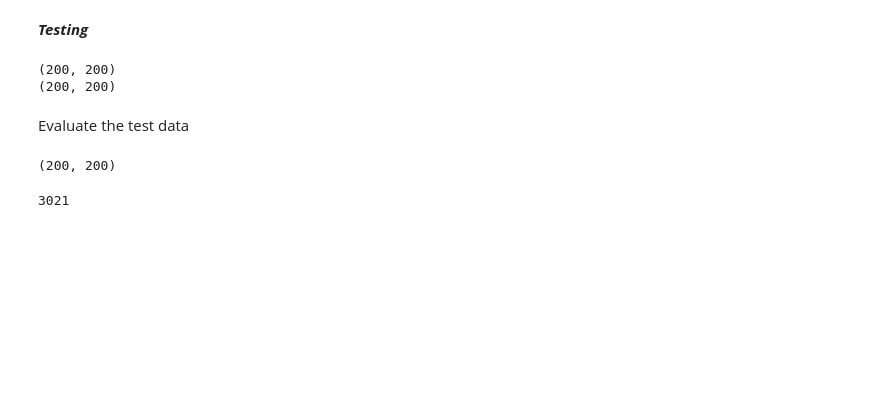
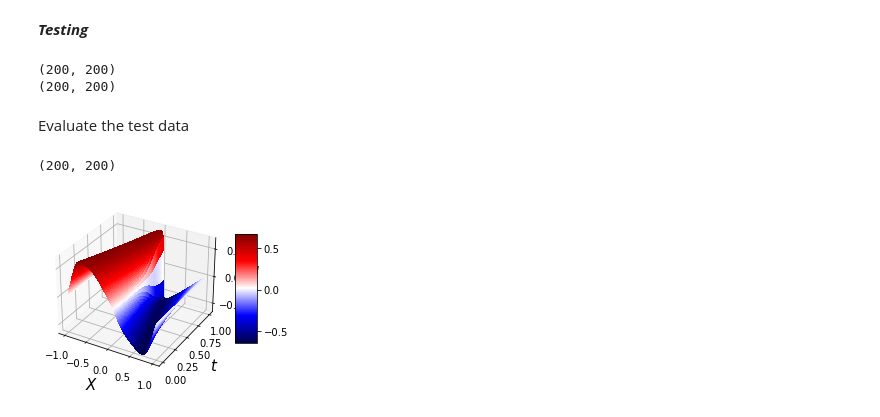
Before and after one commit to DeveYou/PFE_2022, a Jupyter notebook: burger.ipynb, the cells around one changed output. Saved outputs shown, nothing was run; the diff lists cells and outputs as text; code cells hidden in the pictures; blank space fills up the shorter version.

```diff
--- a/burger.ipynb
+++ b/burger.ipynb
@@ -113,10 +120,16 @@ u_eval.shape
 # %% [output]
 (200, 200)
-# %%
-# the weights and biases of model
-u.get_weights()
-# the number of parameters
-u.count_params()
-# %% [output]
-3021
+# %%
+from matplotlib import cm
+from mpl_toolkits.mplot3d import Axes3D
+fig = plt.figure(figsize=(4, 4))
+ax = fig.add_subplot(111, projection='3d')
+surf = ax.plot_surface(x_test, t_test, u_pred, rstride=1, cstride=1, cmap=cm.seismic, linewidth=0, antialiased=False)
+fig.colorbar(surf, shrink=0.5, aspect=5)
+ax.set_xlabel('$X$', fontsize=15)
+ax.set_ylabel('$t$', fontsize=15)
+ax.set_zlabel('$u$', fontsize=15)
+plt.show()
+# %% [output]
+[figure, added]
 # %%
```
Also changed, not shown: parts of 17 cells of this notebook, 5 other files.
